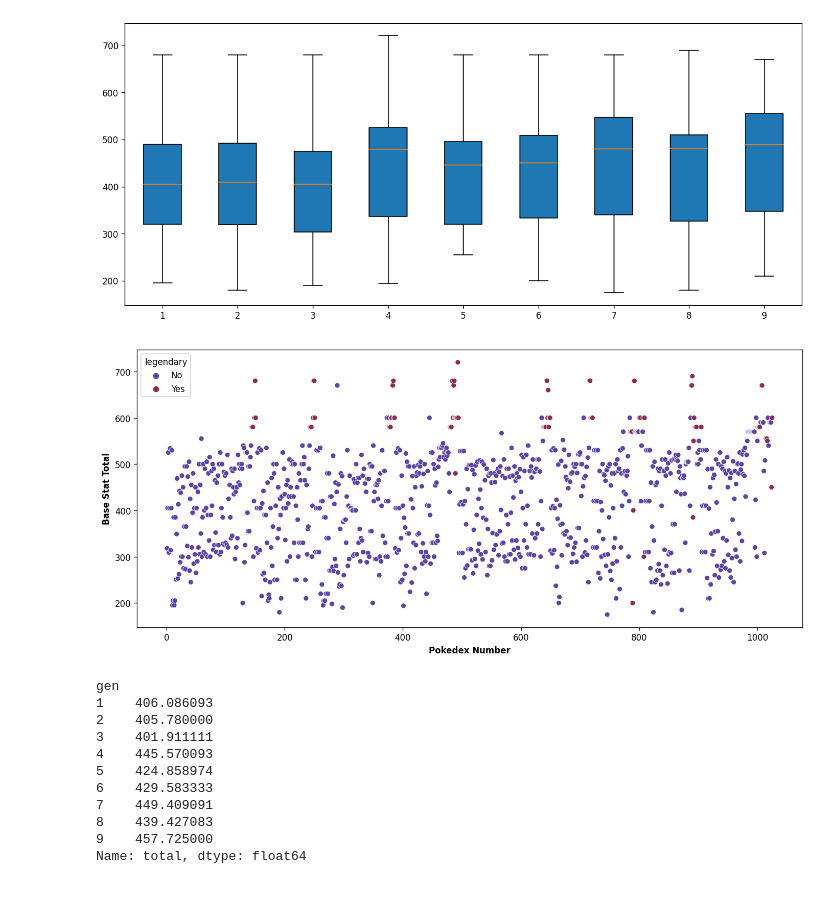
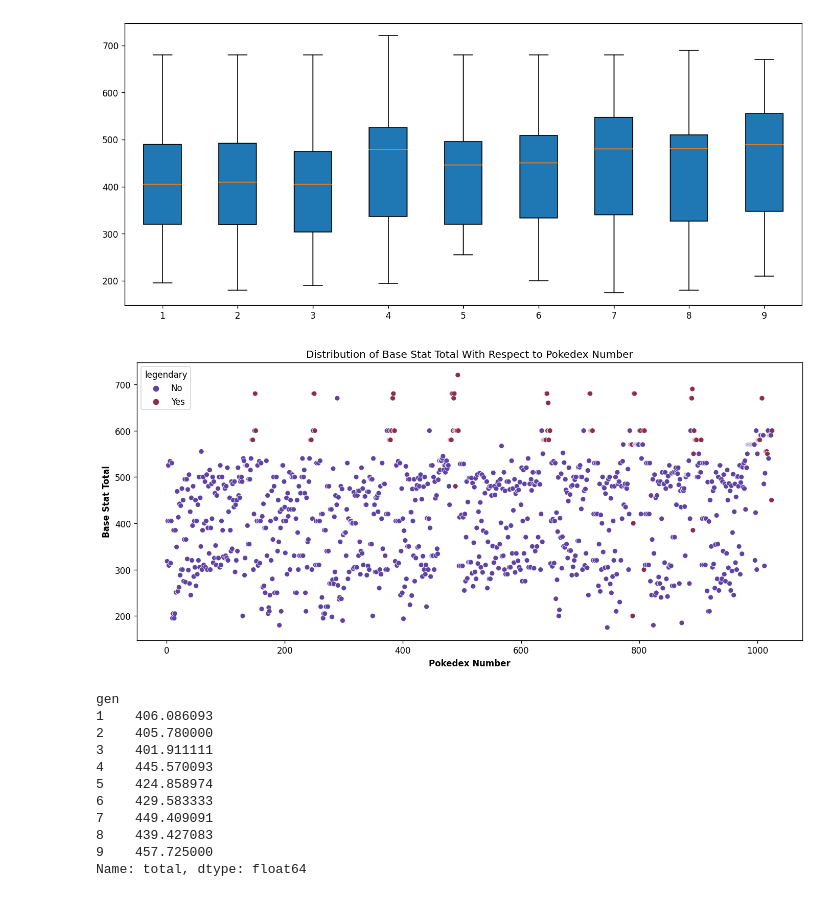
Before and after one commit to Anuroopa12x/Pokemon_Data_Analysis, a Jupyter notebook: Analysing.ipynb, the cells around one changed output. Saved outputs shown, nothing was run; the diff lists cells and outputs as text; code cells hidden in the pictures.

```diff
--- a/Analysing.ipynb
+++ b/Analysing.ipynb
@@ -1167,12 +1168,13 @@ plt.show()
 # %%
 plt.figure(dpi = 120, figsize = (14, 6))
 sns.scatterplot(x = details.index, y = details.total, hue = details["legendary"], palette = "twilight")
 plt.xlabel("Pokedex Number", fontweight = "bold")
 plt.ylabel("Base Stat Total", fontweight = "bold")
+plt.title("Distribution of Base Stat Total With Respect to Pokedex Number")
 plt.savefig("/home/user/Desktop/Graphs/total_number.png")
 plt.show()
 # %% [output]
-[figure, old version]
+[figure, new version]
 # %%
 no_legendary = details.drop(details[details["legendary"] == "Yes"].index, axis = 0)
 # %%
```
Also changed, not shown: parts of 27 cells of this notebook.
